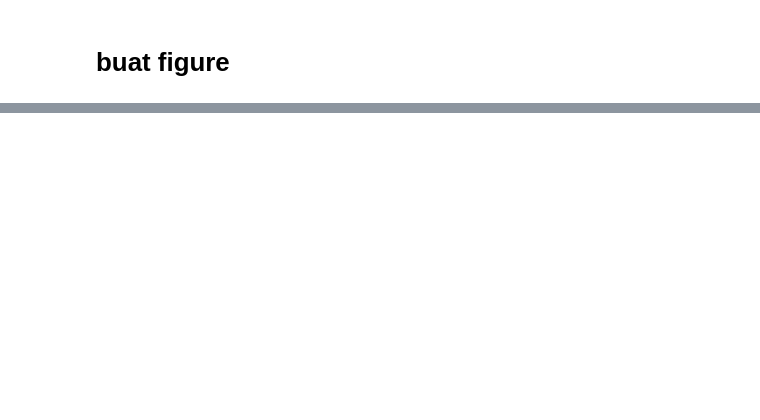
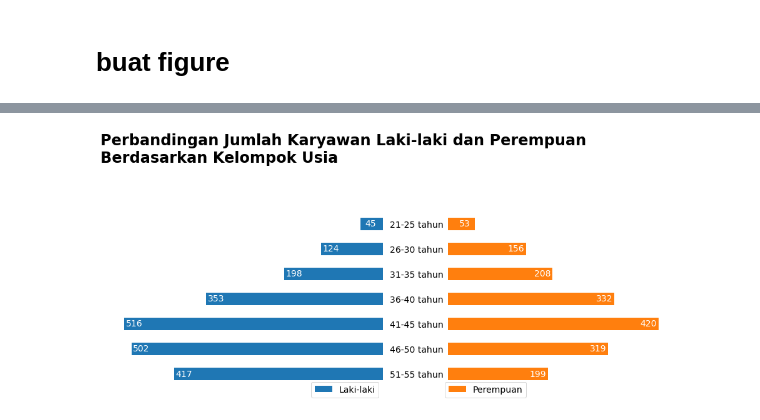
Before and after one commit to syukurd/PYTHONLIKE, a Jupyter notebook: sains/datascience/Fundamental Data Visualisasi data with python/quiz.ipynb, the cells around one changed output, grey strips where cells are left out. Saved outputs shown, nothing was run; the diff lists cells and outputs as text; code cells hidden in the pictures; blank space fills up the shorter version.

```diff
--- a/sains/datascience/Fundamental Data Visualisasi data with python/quiz.ipynb
+++ b/sains/datascience/Fundamental Data Visualisasi data with python/quiz.ipynb
@@ -37,0 +41,23 @@ plt.show()
+# %%
+fig, axes = plt.subplots(1, 2, figsize = (14, 6))
+fig.suptitle("Perbandingan Jumlah Karyawan Laki-laki dan Perempuan\nBerdasarkan Kelompok Usia",
+             x=0., y=1.0, fontsize=24, fontweight ='bold', ha="left")
+tabel["Laki-laki"].plot(kind="barh", ax=axes[0], color="tab:blue", xlim=[-550, 0])
+tabel["Perempuan"].plot(kind="barh", ax=axes[1], color="tab:orange", fontsize= 14, xlim=[0, 550])
+axes[0].set_ylabel("")
+axes[0].tick_params(left=False, bottom=False, labelleft=False, labelbottom=False)
+axes[0].legend(["Laki-laki"], fontsize=14, bbox_to_anchor=(0., 0., 1., .05))
+axes[0].set_frame_on(False)
+axes[1].set_ylabel("")
+axes[1].tick_params(left=False, bottom=False, labelbottom=False)
+axes[1].legend(["Perempuan"], fontsize=14, bbox_to_anchor=(0., 0., 0.3, .05))
+axes[1].set_frame_on(False)
+for i, m, w in zip(range(tabel.shape[0]), list(tabel['Laki-laki']), list(tabel['Perempuan'])):
+        axes[0].annotate(str(abs(m)), (m+20, i), xytext= (m+20, i),
+                         color="w", va="center", ha="center", fontsize=14)
+        axes[1].annotate(str(abs(w)), (w-20, i), xytext= (w-20, i),
+                         color="w", va="center", ha="center", fontsize=14)
+plt.tight_layout(rect=(0,0,1,0.88))
+plt.show()
+# %% [output]
+[figure, added]
```
Also changed, not shown: parts of 2 cells of this notebook.
